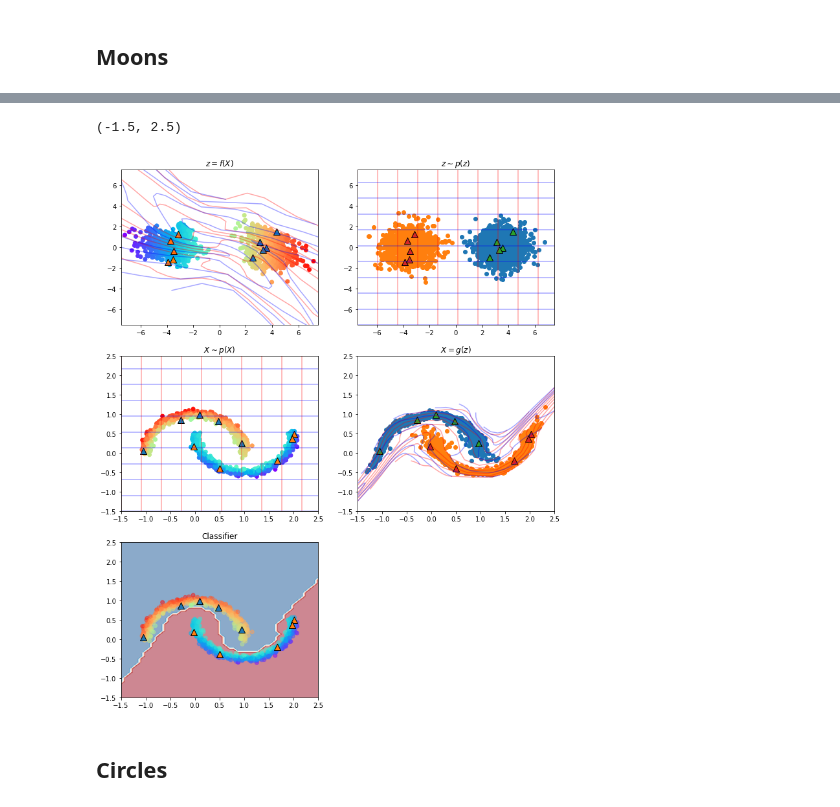
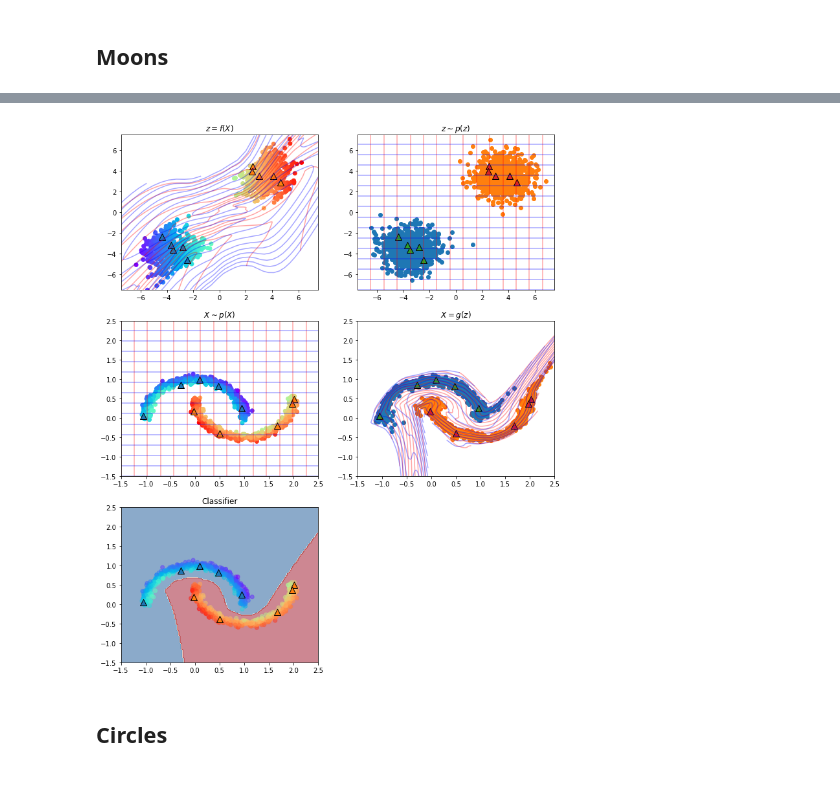
Before and after one commit to izmailovpavel/flowgmm, a Jupyter notebook: experiments/notebooks/realnvp.ipynb, the cells around one changed output, grey strips where cells are left out. Cells and saved outputs as stored; diff of their text form; code cells hidden in the pictures.

```diff
--- a/experiments/notebooks/realnvp.ipynb
+++ b/experiments/notebooks/realnvp.ipynb
@@ -58,12 +58,12 @@ def get_means(n_classes, r):
 # %% [markdown]
 ## Moons
 # %%
+r = 3.5
+means = torch.tensor([[-r, -r], [r, r]])
+
 # r = 3.5
-# means = torch.tensor([[-r, -r], [r, r]])
-
-r = 3.5
-n_classes = 2
-means = get_means(n_classes, r)
+# n_classes = 2
+# means = get_means(n_classes, r)
 
 prior = SSLGaussMixture(means=means)
 
@@ -120,8 +120,8 @@ iter 2000: loss = 4.972
 plt.figure(figsize=(12, 15))
 
 
-grid_points = 50
-grid_freq = 5
+grid_points = 150
+grid_freq = 10
 z_lims = np.array([-7.5, 7.5])
 x_lims = np.array([-1.5, 2.5])
 line_z = np.linspace(*z_lims, grid_points)
@@ -181,35 +181,35 @@ for z in zs:
     plt.scatter(x[:, 0], x[:, 1], cmap=plt.cm.rainbow)
     xs.append(x)
 
 for i in range(int(np.max(labels) + 1)):
     plt.scatter(data[labels==i][:, 0], data[labels==i][:, 1], marker="^", s=100, edgecolor="k")
 
 plt.title(r'$X = g(z)$')
 plt.xlim(x_lims)
 plt.ylim(x_lims)
 
 plt.subplot(325)
 classes = get_decision_boundary(f_xx, f_yy, prior)
 plt.contourf(xx_x, yy_x, classes.reshape(xx_x.shape), cmap="RdBu_r", alpha=0.5)
 plt.scatter(data[:, 0], data[:, 1], c=inv[:, 0], cmap=plt.cm.rainbow, alpha=0.5)
 for i in range(int(np.max(labels) + 1)):
     plt.scatter(data[labels==i][:, 0], data[labels==i][:, 1], marker="^", s=100, edgecolor="k")
 plt.title(r'Classifier')
 plt.xlim(x_lims)
 plt.ylim(x_lims)
 
 # np.savez("../plots/data/toy_moons.npz",
 #          data=data, labels=labels, inv=inv,
 #          xx_x=xx_x, yy_x=yy_x, xx_z=xx_z, yy_z=yy_z,
 #          g_xx=g_xx, g_yy=g_yy, g_xx_=g_xx_, g_yy_=g_yy_,
 #          f_xx=f_xx, f_yy=f_yy, f_xx_=f_xx_, f_yy_=f_yy_,
 #          x_lims=x_lims, z_lims=z_lims,
+#          x_lims_plot=x_lims, z_lims_plot=z_lims,
 #          zs=zs, xs=xs,
 #          classes=classes,
 #         )
 # %% [output]
-(-1.5, 2.5)
-[figure, old version]
+[figure, new version]
 # %% [markdown]
 ## Circles
 # %%
```
Also changed, not shown: parts of 10 cells of this notebook, 3 other files.
